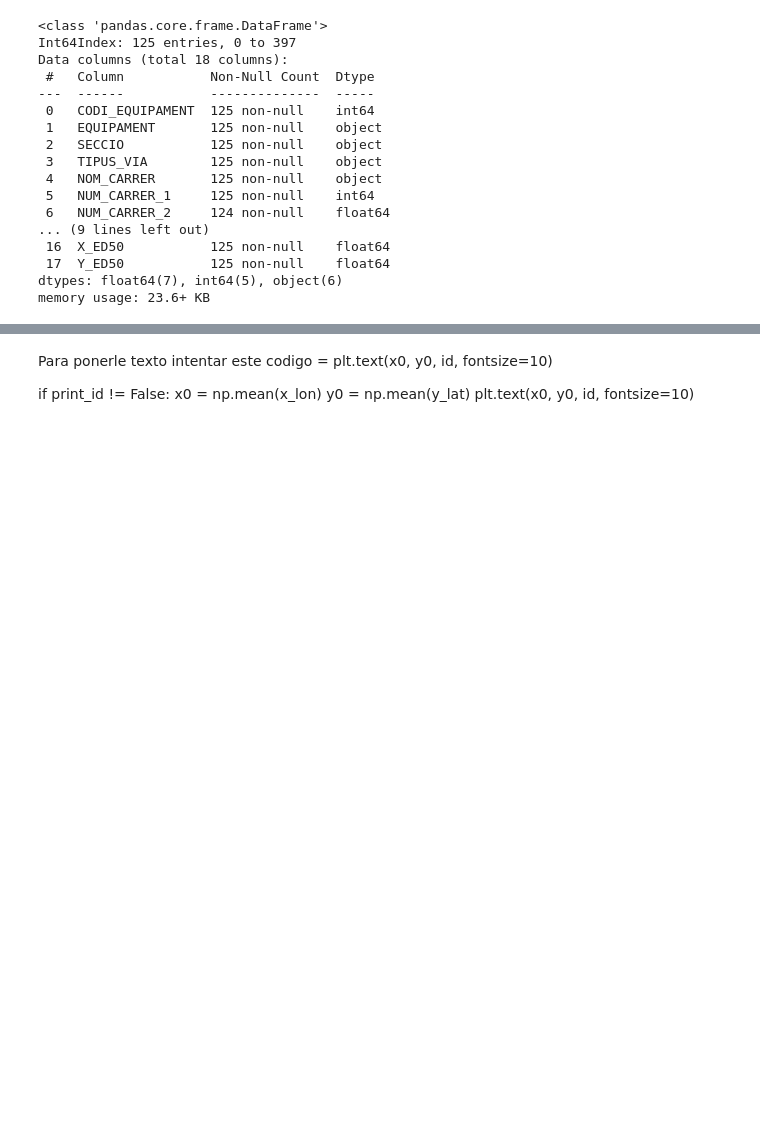
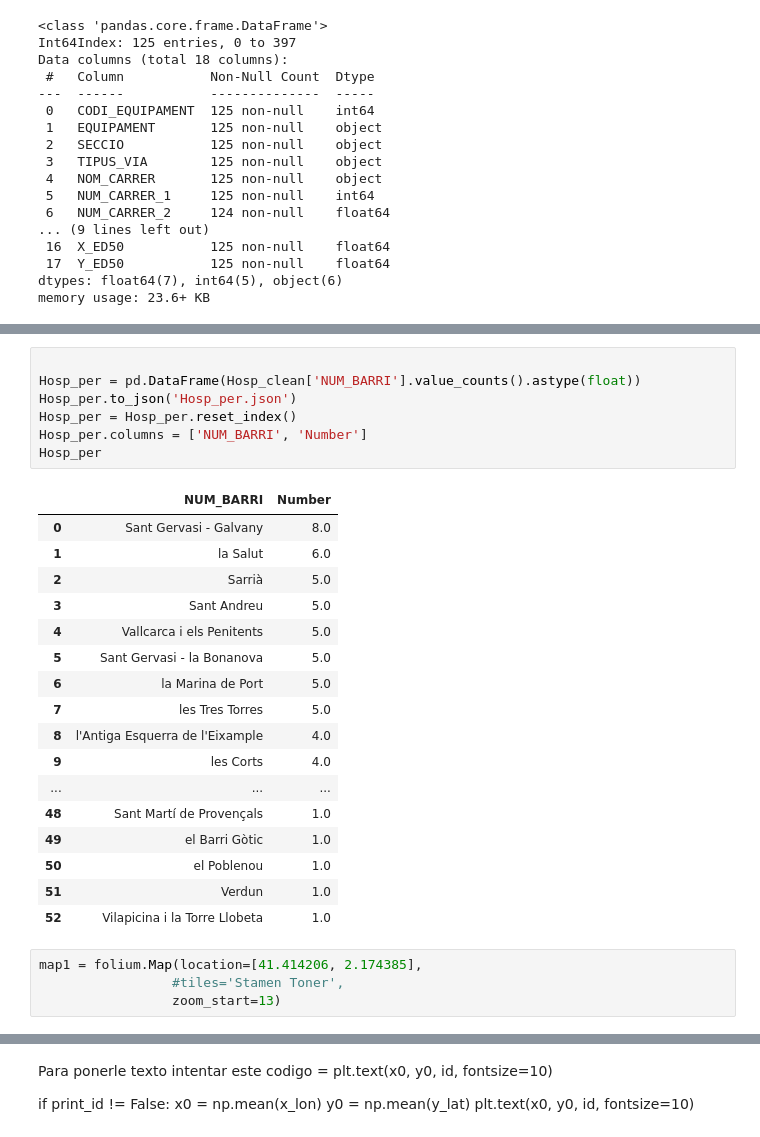
Before and after one commit to Fzaplana/Green-Start, a Jupyter notebook: Hpsp_4.ipynb, the cells around one changed output, grey strips where cells are left out. Drawn from its saved outputs; the diff is of its cells as text; blank space fills up the shorter version.

```diff
--- a/Hpsp_4.ipynb
+++ b/Hpsp_4.ipynb
@@ -372,0 +423,29 @@ memory usage: 23.6+ KB
+# %%
+
+Hosp_per = pd.DataFrame(Hosp_clean['NUM_BARRI'].value_counts().astype(float))
+Hosp_per.to_json('Hosp_per.json')
+Hosp_per = Hosp_per.reset_index()
+Hosp_per.columns = ['NUM_BARRI', 'Number']
+Hosp_per
+# %% [output]
+|  | NUM_BARRI | Number |
+| 0 | Sant Gervasi - Galvany | 8.0 |
+| 1 | la Salut | 6.0 |
+| 2 | Sarrià | 5.0 |
+| 3 | Sant Andreu | 5.0 |
+| 4 | Vallcarca i els Penitents | 5.0 |
+| 5 | Sant Gervasi - la Bonanova | 5.0 |
+| 6 | la Marina de Port | 5.0 |
+| 7 | les Tres Torres | 5.0 |
+| 8 | l'Antiga Esquerra de l'Eixample | 4.0 |
+| 9 | les Corts | 4.0 |
+| ... | ... | ... |
+| 48 | Sant Martí de Provençals | 1.0 |
+| 49 | el Barri Gòtic | 1.0 |
+| 50 | el Poblenou | 1.0 |
+| 51 | Verdun | 1.0 |
+| 52 | Vilapicina i la Torre Llobeta | 1.0 |
+# %%
+map1 = folium.Map(location=[41.414206, 2.174385],
+                 #tiles='Stamen Toner',
+                 zoom_start=13)
```
Also changed, not shown: parts of 15 cells of this notebook.
